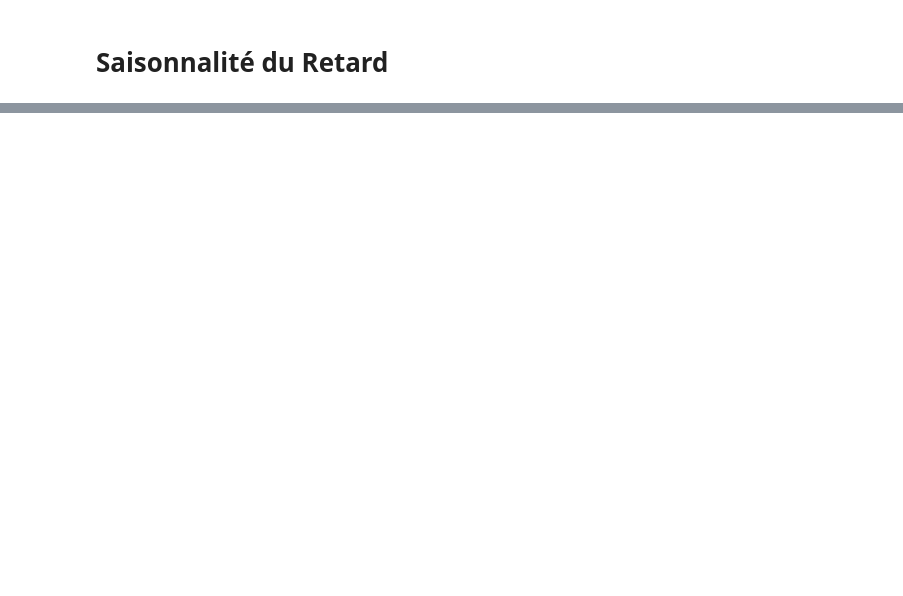
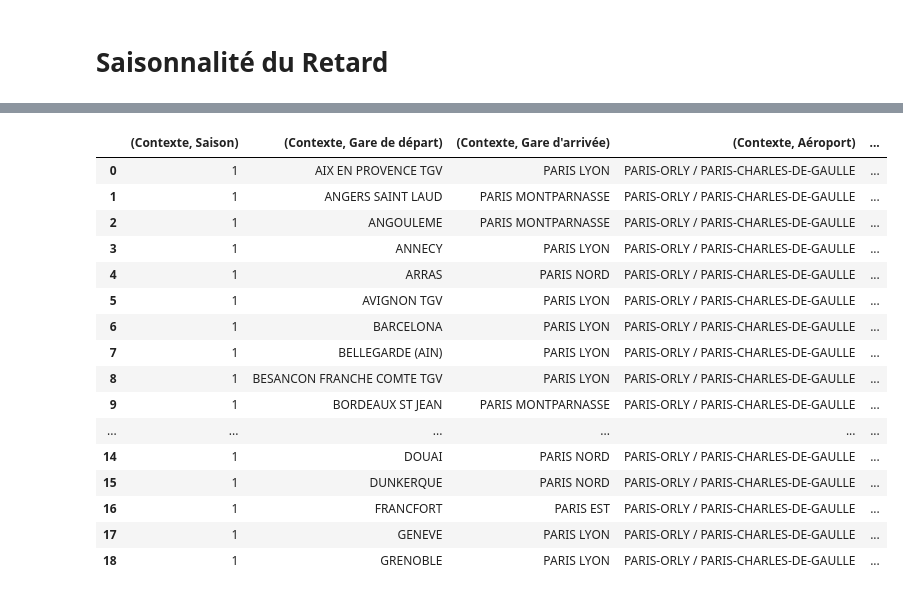
Before and after one commit to Luca-Hachani/SNCF-Project, a Jupyter notebook: poc/EDA_luca.ipynb, the cells around one changed output, grey strips where cells are left out. Drawn from its saved outputs; the diff is of its cells as text; code cells hidden in the pictures; blank space fills up the shorter version.

Commit message:
add new data preprocessing functions & cleaning the EDA notebook

```diff
--- a/poc/EDA_luca.ipynb
+++ b/poc/EDA_luca.ipynb
@@ -502,0 +456,5 @@ df_airport_seasonality.head(19)
+# %%
+df = pd.read_csv("../data/regularite-mensuelle-tgv-aqst.csv", sep=";")
+data_preprocessing.preprocessing(df)
+data_preprocessing.enrichment(df)
+df.head()
@@ -502,0 +510,21 @@ df_airport_seasonality.head(19)
+# %%
+df_airport_seasonality = data_preprocessing.airport_seasonality(df)
+df_airport_seasonality.head(19)
+# %% [output]
+|  | (Contexte, Saison) | (Contexte, Gare de départ) | (Contexte, Gare d'arrivée) | (Contexte, Aéroport) | ... |
+| 0 | 1 | AIX EN PROVENCE TGV | PARIS LYON | PARIS-ORLY / PARIS-CHARLES-DE-GAULLE | ... |
+| 1 | 1 | ANGERS SAINT LAUD | PARIS MONTPARNASSE | PARIS-ORLY / PARIS-CHARLES-DE-GAULLE | ... |
+| 2 | 1 | ANGOULEME | PARIS MONTPARNASSE | PARIS-ORLY / PARIS-CHARLES-DE-GAULLE | ... |
+| 3 | 1 | ANNECY | PARIS LYON | PARIS-ORLY / PARIS-CHARLES-DE-GAULLE | ... |
+| 4 | 1 | ARRAS | PARIS NORD | PARIS-ORLY / PARIS-CHARLES-DE-GAULLE | ... |
+| 5 | 1 | AVIGNON TGV | PARIS LYON | PARIS-ORLY / PARIS-CHARLES-DE-GAULLE | ... |
+| 6 | 1 | BARCELONA | PARIS LYON | PARIS-ORLY / PARIS-CHARLES-DE-GAULLE | ... |
+| 7 | 1 | BELLEGARDE (AIN) | PARIS LYON | PARIS-ORLY / PARIS-CHARLES-DE-GAULLE | ... |
+| 8 | 1 | BESANCON FRANCHE COMTE TGV | PARIS LYON | PARIS-ORLY / PARIS-CHARLES-DE-GAULLE | ... |
+| 9 | 1 | BORDEAUX ST JEAN | PARIS MONTPARNASSE | PARIS-ORLY / PARIS-CHARLES-DE-GAULLE | ... |
+| ... | ... | ... | ... | ... | ... |
+| 14 | 1 | DOUAI | PARIS NORD | PARIS-ORLY / PARIS-CHARLES-DE-GAULLE | ... |
+| 15 | 1 | DUNKERQUE | PARIS NORD | PARIS-ORLY / PARIS-CHARLES-DE-GAULLE | ... |
+| 16 | 1 | FRANCFORT | PARIS EST | PARIS-ORLY / PARIS-CHARLES-DE-GAULLE | ... |
+| 17 | 1 | GENEVE | PARIS LYON | PARIS-ORLY / PARIS-CHARLES-DE-GAULLE | ... |
+| 18 | 1 | GRENOBLE | PARIS LYON | PARIS-ORLY / PARIS-CHARLES-DE-GAULLE | ... |
```
Also changed, not shown: parts of 21 cells of this notebook, 1 other file.
